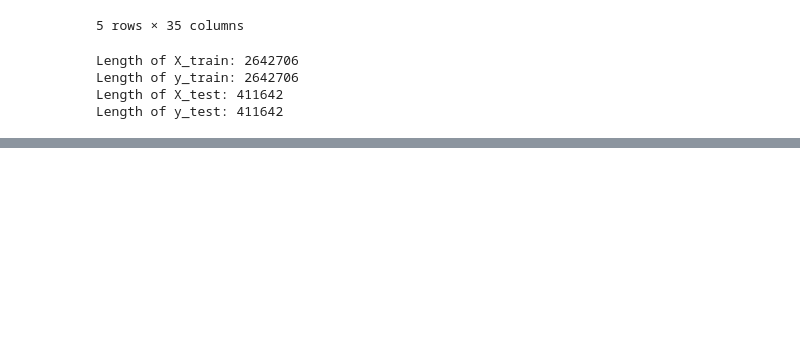
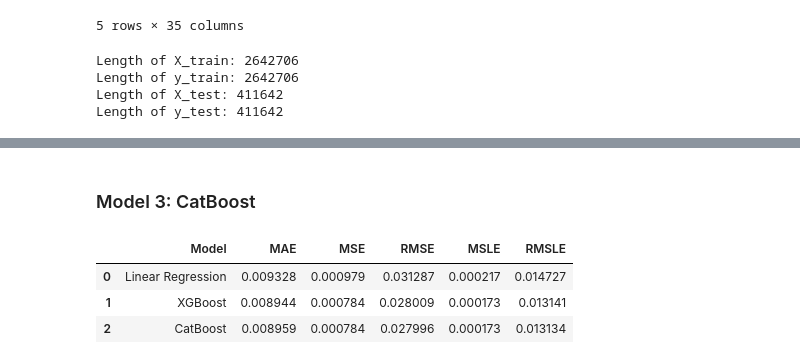
Before and after one commit to GlennRockson/Store_Sales_Predictions, a Jupyter notebook: main.ipynb, the cells around one changed output, grey strips where cells are left out. Drawn from its saved outputs; the diff is of its cells as text; code cells hidden in the pictures; blank space fills up the shorter version.

```diff
--- a/main.ipynb
+++ b/main.ipynb
@@ -1564,0 +1685,45 @@ Length of y_test: 411642
+# %% [markdown]
+### Model 3: CatBoost
+# %%
+# Initialize the model
+catboost_model = CatBoostRegressor(verbose=False)
+
+# Fit the model
+catboost_model.fit(X_train, y_train)
+
+# Make predictions on the final validation set
+catboost_pred = catboost_model.predict(X_val)
+
+# Calculate the evaluation metrics
+catboost_mae = mean_absolute_error(y_val, catboost_pred)
+catboost_mse = mean_squared_error(y_val, catboost_pred)
+catboost_rmse = np.sqrt(catboost_mse)
+
+# Define custom function to handle the negative predictions in order to calculate msle
+def catboost_msle_with_non_negative_targets(y_val, catboost_pred):
+    # Add a constant value to all target values to ensure they are non-negative
+    y_val_non_negative = y_val + np.abs(np.min(y_val)) + 1
+
+    # Add the same constant value to the predicted values
+    catboost_pred_non_negative = catboost_pred + np.abs(np.min(y_val)) + 1
+
+    # Calculate the MSLE using the transformed targets
+    catboost_msle = mean_squared_log_error(y_val_non_negative, catboost_pred_non_negative)
+    return catboost_msle
+
+# Calculate msle using the custom function, then calculate rmsle
+catboost_msle = catboost_msle_with_non_negative_targets(y_val, catboost_pred)
+catboost_rmsle = np.sqrt(catboost_msle)
+
+# Create a dictionary for the evaluation metrics of catboost model
+catboost_evaluation_metrics = pd.DataFrame({'Model': ['CatBoost'], 'MAE': [catboost_mae], 'MSE': [catboost_mse], 'RMSE': [catboost_rmse],
+                                           'MSLE': [catboost_msle], 'RMSLE': [catboost_rmsle]})
+
+# Add the catboost evaluation metrics to the results DataFrame, then print the results DataFrame
+results = pd.concat([results, catboost_evaluation_metrics], ignore_index=True)
+results
+# %% [output]
+|  | Model | MAE | MSE | RMSE | MSLE | RMSLE |
+| 0 | Linear Regression | 0.009328 | 0.000979 | 0.031287 | 0.000217 | 0.014727 |
+| 1 | XGBoost | 0.008944 | 0.000784 | 0.028009 | 0.000173 | 0.013141 |
+| 2 | CatBoost | 0.008959 | 0.000784 | 0.027996 | 0.000173 | 0.013134 |
```
Also changed, not shown: parts of 16 cells of this notebook, 4 other files.
